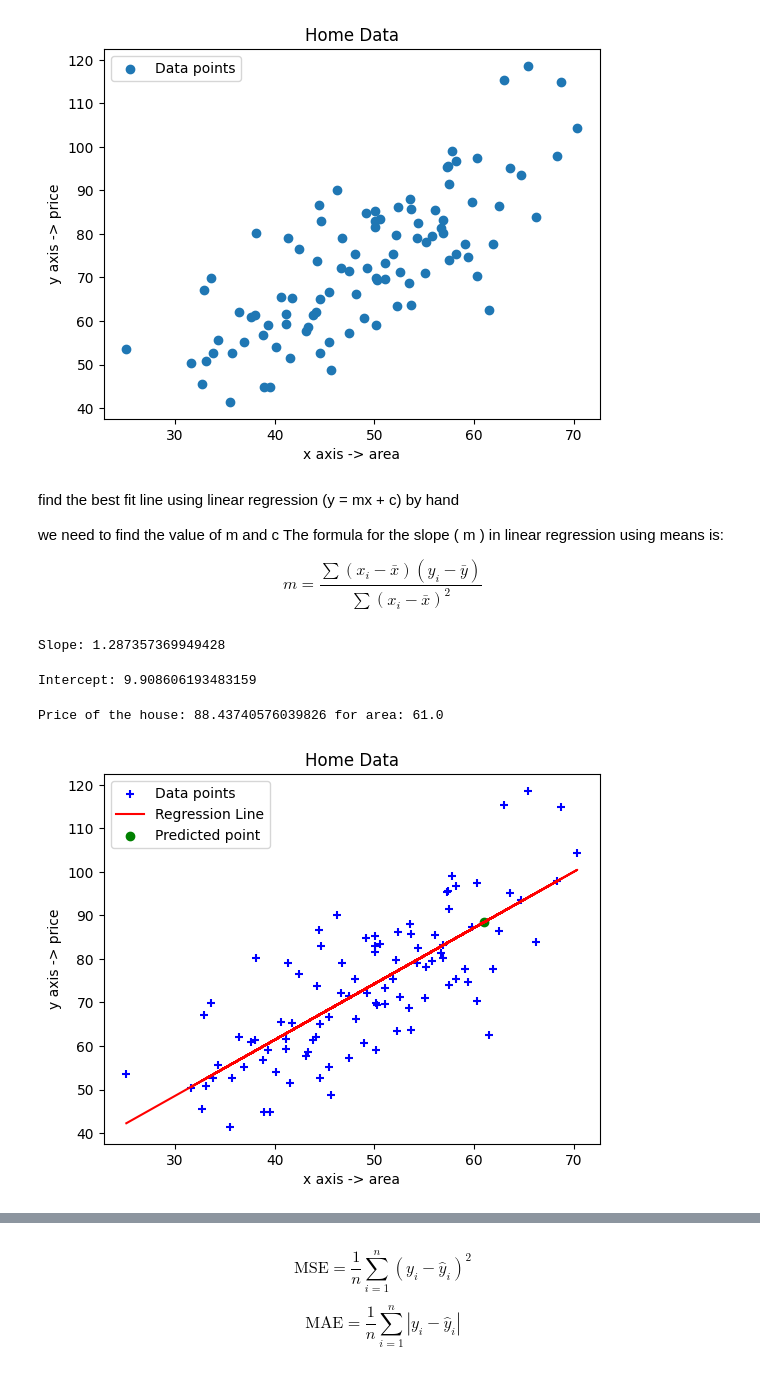
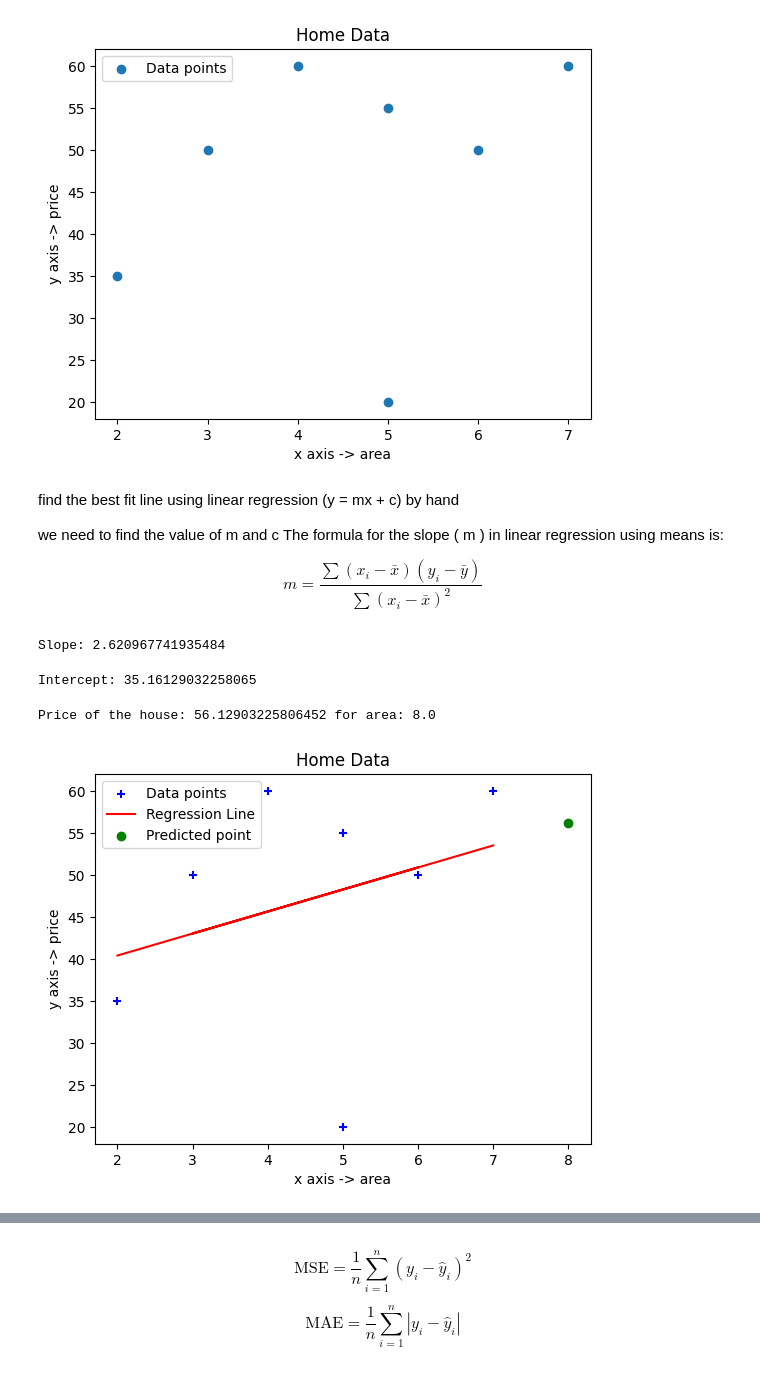
Before and after one commit to Meshkat-Shadik/ml, a Jupyter notebook: Assignment on LR.ipynb, the cells around one changed output, grey strips where cells are left out. Cells and saved outputs as stored; diff of their text form; code cells hidden in the pictures.

Commit message:
refactored - liner-regression dataset as like the problem-statement

```diff
--- a/Assignment on LR.ipynb
+++ b/Assignment on LR.ipynb
@@ -20,0 +3,15 @@ CSV file downloaded and saved locally at: datasets/homedata.csv
+# %%
+from utils.file_utils import load_csv_from_url
+
+rawData = {
+    'weight': [2,4,5,3,6,5,7],
+    'price': [35,60,20,50,50,55,60]
+}
+
+
+# make a dataframe from the dictionary
+import pandas as pd
+dataset = pd.DataFrame(rawData)
+
+print(dataset.head())
+print(dataset.shape)
@@ -21,18 +26,18 @@ CSV file downloaded and saved locally at: datasets/homedata.csv
 # %%
-x = dataset.x
-y = dataset.y
+x = dataset.weight
+y = dataset.price
 
 #plotting the data
 import matplotlib.pyplot as plt
 plt.scatter(x, y)
 plt.title("Home Data")
 plt.xlabel("x axis -> area")
 plt.ylabel("y axis -> price")
 
 plt.legend(["Data points"])
 plt.show()
 # %% [output]
-[figure, old version]
+[figure, new version]
 # %% [markdown]
 find the best fit line using linear regression (y = mx + c) by hand
 
@@ -60,13 +65,13 @@ slope = sumXYMeanDiff/sumXYMeanDiffSquare
 
 print(f"Slope: {slope}")
 # %% [output]
-Slope: 1.287357369949428
+Slope: 2.620967741935484
 # %%
 # calculate the intercept
 intercept = yMean - slope*xMean
 print(f"Intercept: {intercept}")
 # %% [output]
-Intercept: 9.908606193483159
+Intercept: 35.16129032258065
 # %%
 ## model
 # yPred = slope*x + intercept
@@ -76,7 +81,7 @@ area = float(input("Enter the area of the house: "))
 price = slope*area + intercept
 print(f"Price of the house: {price} for area: {area}")
 # %% [output]
-Price of the house: 88.43740576039826 for area: 61.0
+Price of the house: 56.12903225806452 for area: 8.0
 # %%
 # plot the data points and the line
 plt.scatter(x, y, color='blue', marker='+')
@@ -88,10 +93,11 @@ plt.ylabel("y axis -> price")
 #plot the area entered by the user
 plt.scatter(area, price, color='green')
 
+
 plt.legend(["Data points","Regression Line",  "Predicted point"])
 plt.show()
 # %% [output]
-[figure, old version]
+[figure, new version]
 # %%
 # residuals = y - yPred
 yPred = slope*x + intercept
```
Also changed, not shown: parts of 4 cells of this notebook, 1 other file.
